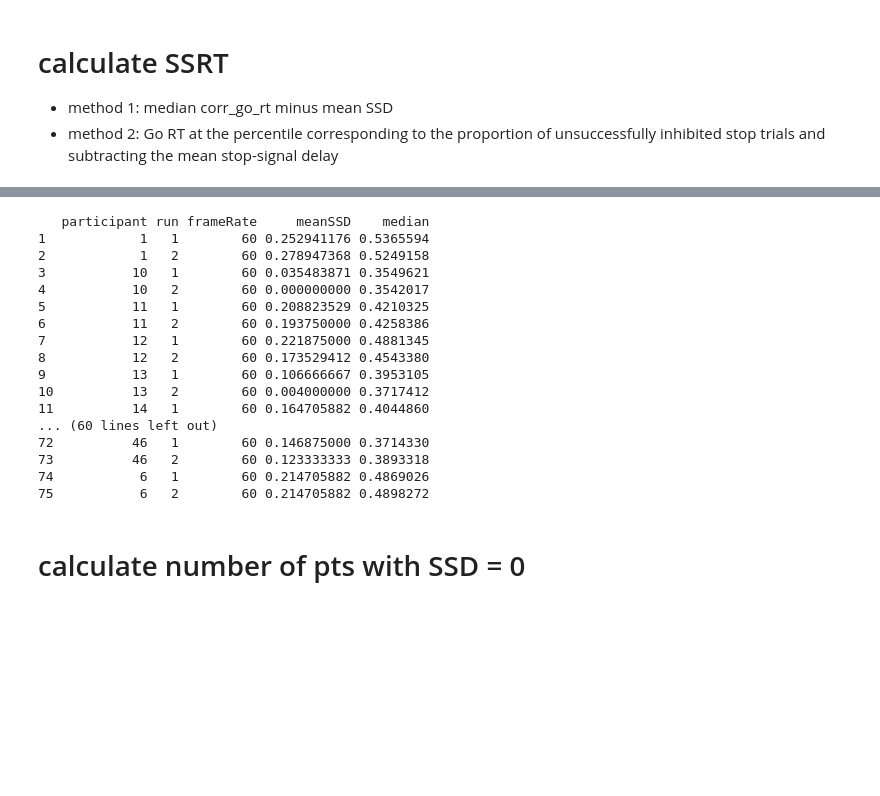
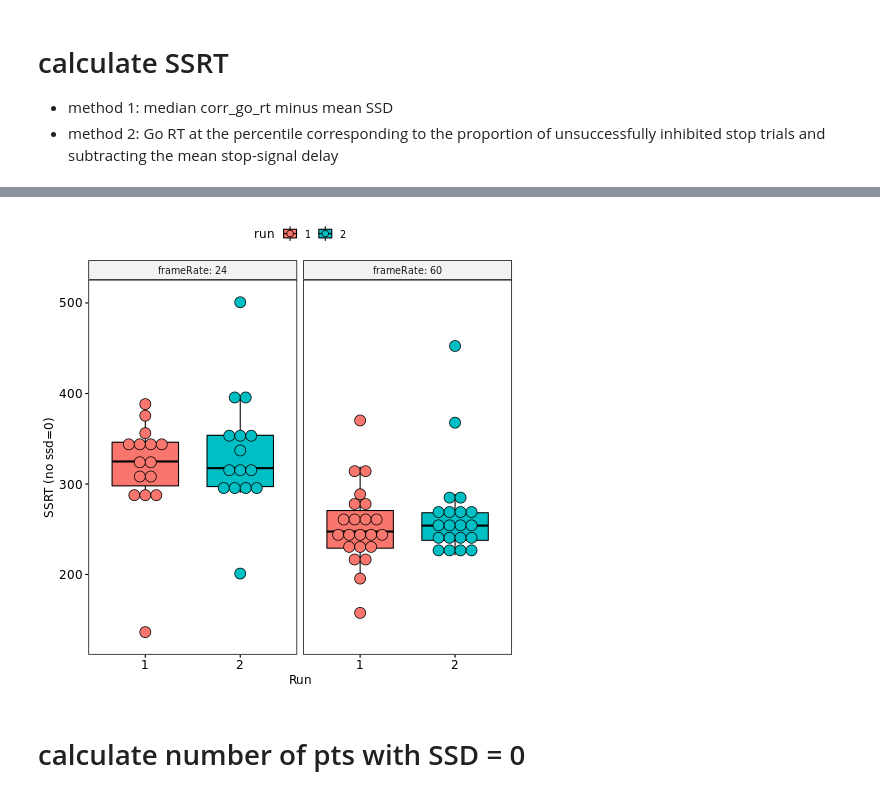
Before and after one commit to tbweng/ULG, a Jupyter notebook: analyses/ULG_fMRI-task_bdata_R.ipynb, the cells around one changed output, grey strips where cells are left out. Drawn from its saved outputs; the diff is of its cells as text; code cells hidden in the pictures; blank space fills up the shorter version.

```diff
--- a/analyses/ULG_fMRI-task_bdata_R.ipynb
+++ b/analyses/ULG_fMRI-task_bdata_R.ipynb
@@ -198,25 +227,11 @@ mutate(SSRT, SSRT = 1000*(median - meanSSD)) %>%
 [figure]
-# %%
-%%R
-SSRT
-# %% [output]
-   participant run frameRate     meanSSD    median
-1            1   1        60 0.252941176 0.5365594
-2            1   2        60 0.278947368 0.5249158
-3           10   1        60 0.035483871 0.3549621
-4           10   2        60 0.000000000 0.3542017
-5           11   1        60 0.208823529 0.4210325
-6           11   2        60 0.193750000 0.4258386
-7           12   1        60 0.221875000 0.4881345
-8           12   2        60 0.173529412 0.4543380
-9           13   1        60 0.106666667 0.3953105
-10          13   2        60 0.004000000 0.3717412
-11          14   1        60 0.164705882 0.4044860
-... (60 lines left out)
-72          46   1        60 0.146875000 0.3714330
-73          46   2        60 0.123333333 0.3893318
-74           6   1        60 0.214705882 0.4869026
-75           6   2        60 0.214705882 0.4898272
+# %%
+%%R
+# filter out SSD = 0
+mutate(filter(SSRT, meanSSD > 0/.09), SSRT = 1000*(median - meanSSD)) %>%
+  ggboxplot(., "run", "SSRT", fill = "run", ylab = "SSRT (no ssd=0)", xlab = "Run", facet.by = "frameRate", add = "dotplot", short.panel.labs = FALSE)
+# %% [output]
+[figure, added]
 # %%
 # method 2
 
```
Also changed, not shown: parts of 12 cells of this notebook.
